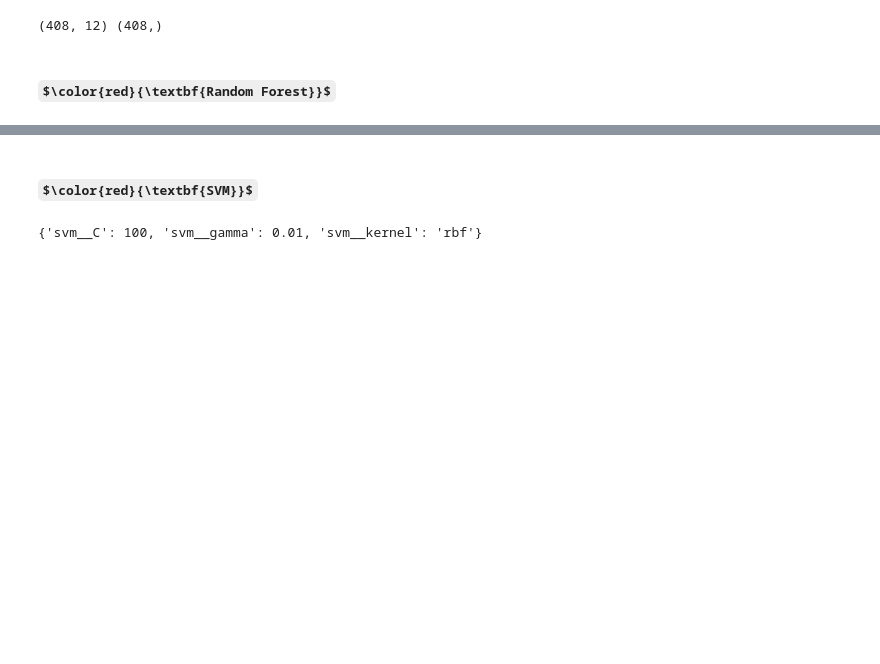
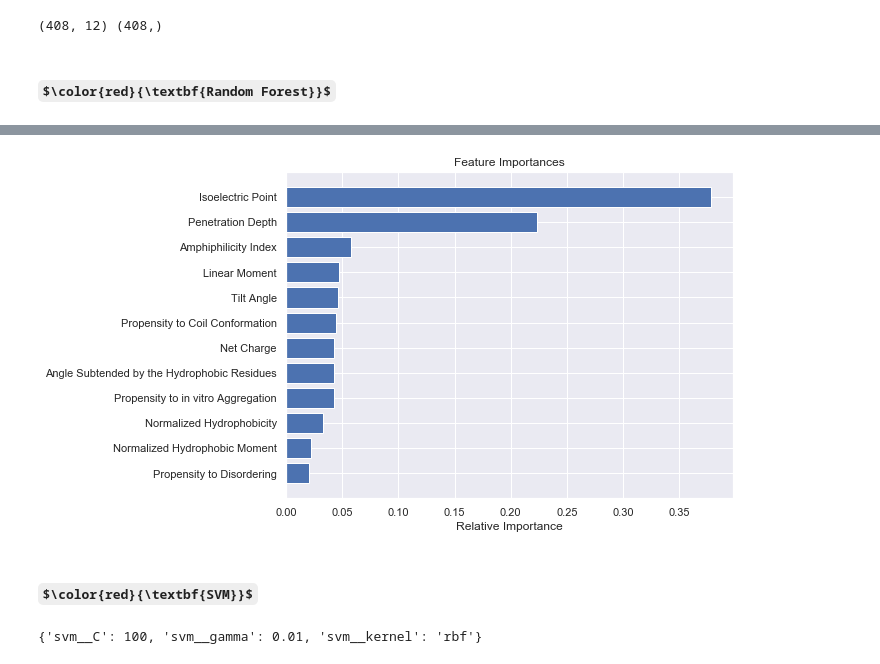
Before and after one commit to davidpirts/DBAASP, a Jupyter notebook: ml.ipynb, the cells around one changed output, grey strips where cells are left out. Saved outputs shown, nothing was run; the diff lists cells and outputs as text; code cells hidden in the pictures; some formulas as TeX source; blank space fills up the shorter version.

```diff
--- a/ml.ipynb
+++ b/ml.ipynb
@@ -254,0 +262,12 @@ weighted avg       0.81      0.78      0.78        82
+# %%
+n_estimators = [int(x) for x in np.linspace(start = 10, stop = 1500, num = 10)]
+learning_rate = np.logspace(-4, 2, num=10)
+
+parameter_grid = {'learning_rate': learning_rate,
+                 'n_estimators': n_estimators}
+
+xgb = XGBClassifier()
+# %%
+clf = GridSearchCV(estimator = XGBClassifier(), param_grid = parameter_grid, cv = 3, verbose=2, n_jobs = -1)
+# fit the random search model
+clf.fit(X_train, y_train);
@@ -254,0 +280,3 @@ weighted avg       0.81      0.78      0.78        82
+# %%
+params = clf.best_params_
+print(params)
@@ -254,0 +285,4 @@ weighted avg       0.81      0.78      0.78        82
+# %%
+best_clf = XGBClassifier(n_estimators=params['n_estimators'],
+                                  learning_rate=params['learning_rate'])
+best_clf.fit(X_train, y_train);
@@ -255,3 +302,14 @@ weighted avg       0.81      0.78      0.78        82
+# %%
+features = df.drop(['Class'], axis=1).columns.tolist()
+importances = best_clf.feature_importances_
+indices = np.argsort(importances)
+plt.title('Feature Importances')
+plt.barh(range(len(indices)), importances[indices], color='b', align='center')
+plt.yticks(range(len(indices)), [features[i] for i in indices])
+plt.xlabel('Relative Importance')
+plt.show()
+# %% [output]
+[figure, added]
 # %% [markdown]
 ### $\color{red}{\textbf{SVM}}$
 # %%
```
Also changed, not shown: parts of 13 cells of this notebook.
